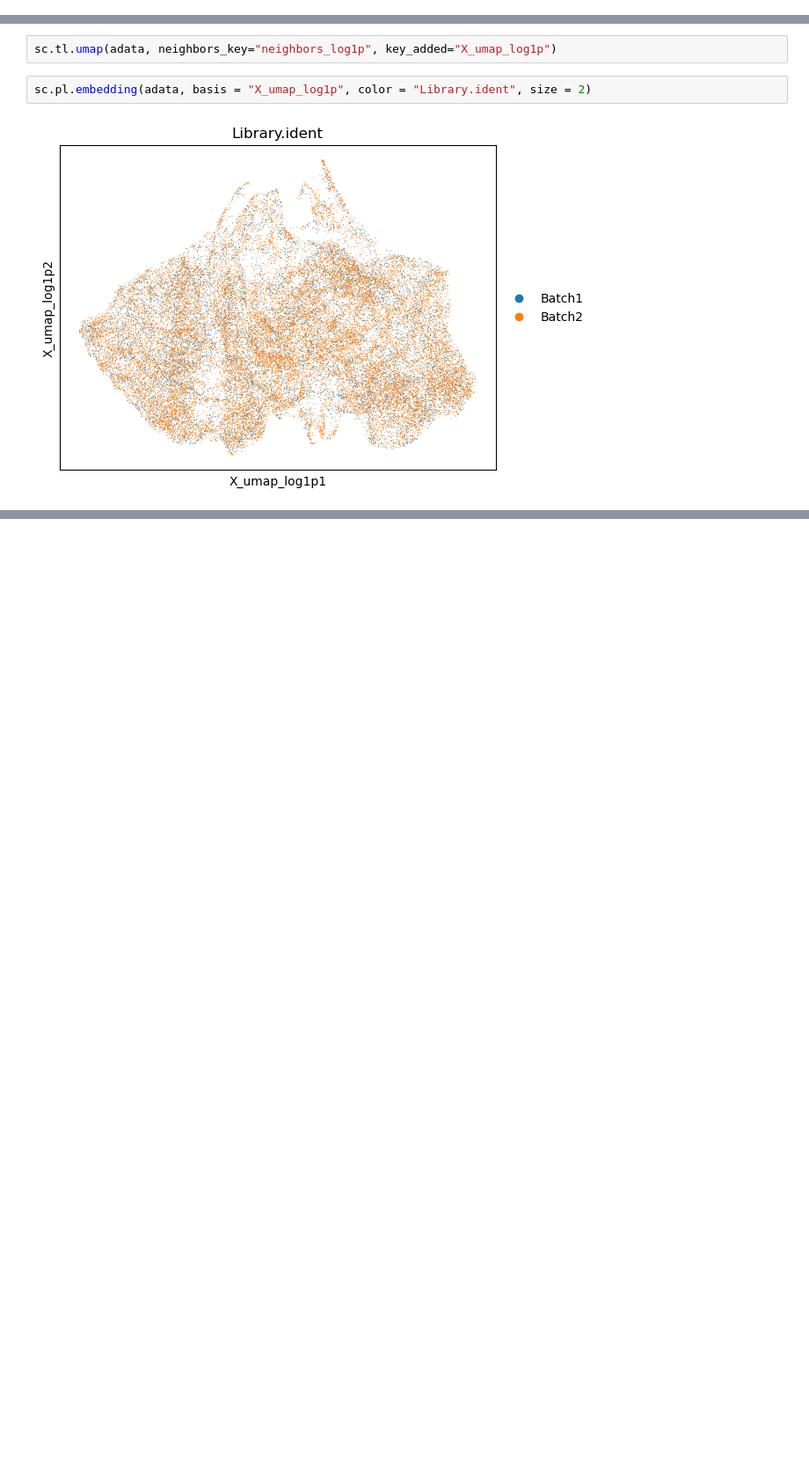
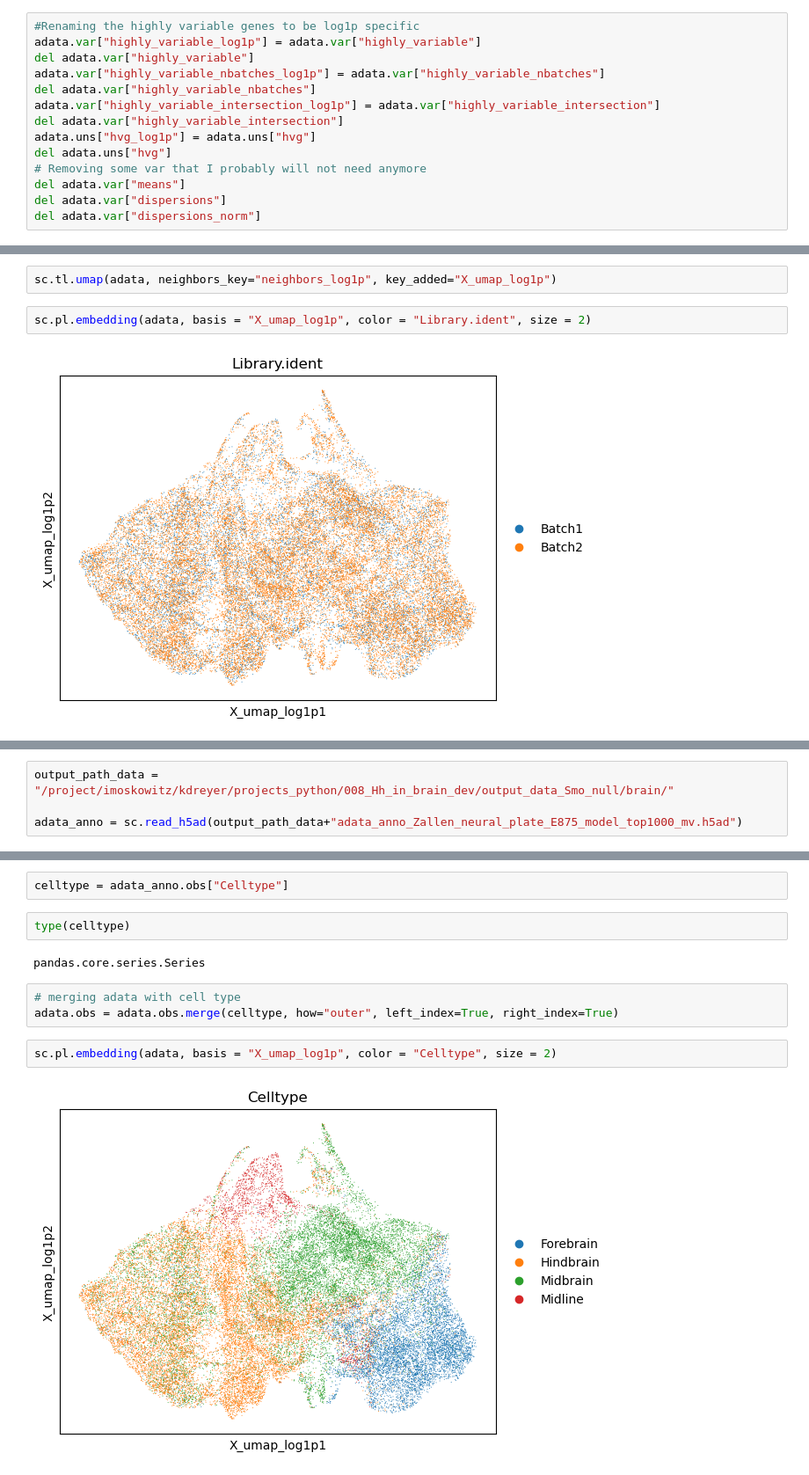
Before and after one commit to Oiya861028/1-sc_practice, a Jupyter notebook: Preprocessing/Integration/Actual Integration/integrate_log1p.ipynb, the cells around one changed output, grey strips where cells are left out. Shown at 88% size. Drawn from its saved outputs; the diff is of its cells as text; blank space fills up the shorter version.

Commit message:
Standardize Naming For log1p and save some figures

```diff
--- a/Preprocessing/Integration/Actual Integration/integrate_log1p.ipynb
+++ b/Preprocessing/Integration/Actual Integration/integrate_log1p.ipynb
@@ -20,4 +23,18 @@ AnnData object with n_obs × n_vars = 38311 × 33696
 # %%
 adata.X = adata.layers["log1p_norm"]
 sc.pp.highly_variable_genes(adata, n_top_genes=2000, batch_key="Library.ident")
+# %%
+#Renaming the highly variable genes to be log1p specific
+adata.var["highly_variable_log1p"] = adata.var["highly_variable"]
+del adata.var["highly_variable"]
+adata.var["highly_variable_nbatches_log1p"] = adata.var["highly_variable_nbatches"]
+del adata.var["highly_variable_nbatches"]
+adata.var["highly_variable_intersection_log1p"] = adata.var["highly_variable_intersection"]
+del adata.var["highly_variable_intersection"]
+adata.uns["hvg_log1p"] = adata.uns["hvg"]
+del adata.uns["hvg"]
+# Removing some var that I probably will not need anymore
+del adata.var["means"]
+del adata.var["dispersions"]
+del adata.var["dispersions_norm"]
 # %%
@@ -85,0 +117,4 @@ sc.pl.embedding(adata, basis = "X_umap_log1p", color = "Library.ident", size = 2
+# %%
+output_path_data = "/project/imoskowitz/kdreyer/projects_python/008_Hh_in_brain_dev/output_data_Smo_null/brain/"
+
+adata_anno = sc.read_h5ad(output_path_data+"adata_anno_Zallen_neural_plate_E875_model_top1000_mv.h5ad")
@@ -85,0 +137,13 @@ sc.pl.embedding(adata, basis = "X_umap_log1p", color = "Library.ident", size = 2
+# %%
+celltype = adata_anno.obs["Celltype"]
+# %%
+type(celltype)
+# %% [output]
+pandas.core.series.Series
+# %%
+# merging adata with cell type
+adata.obs = adata.obs.merge(celltype, how="outer", left_index=True, right_index=True)
+# %%
+sc.pl.embedding(adata, basis = "X_umap_log1p", color = "Celltype", size = 2)
+# %% [output]
+[figure, added]
```
Also changed, not shown: parts of 14 cells of this notebook, 4 other files.
